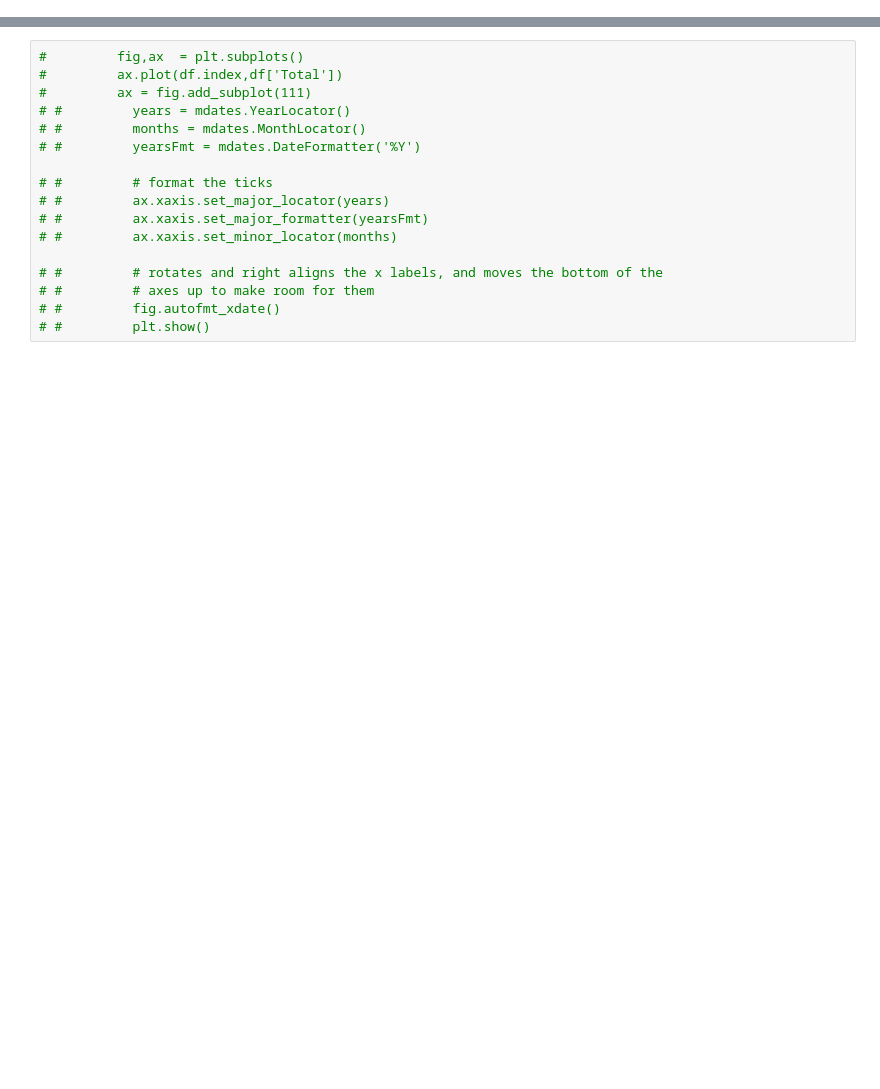
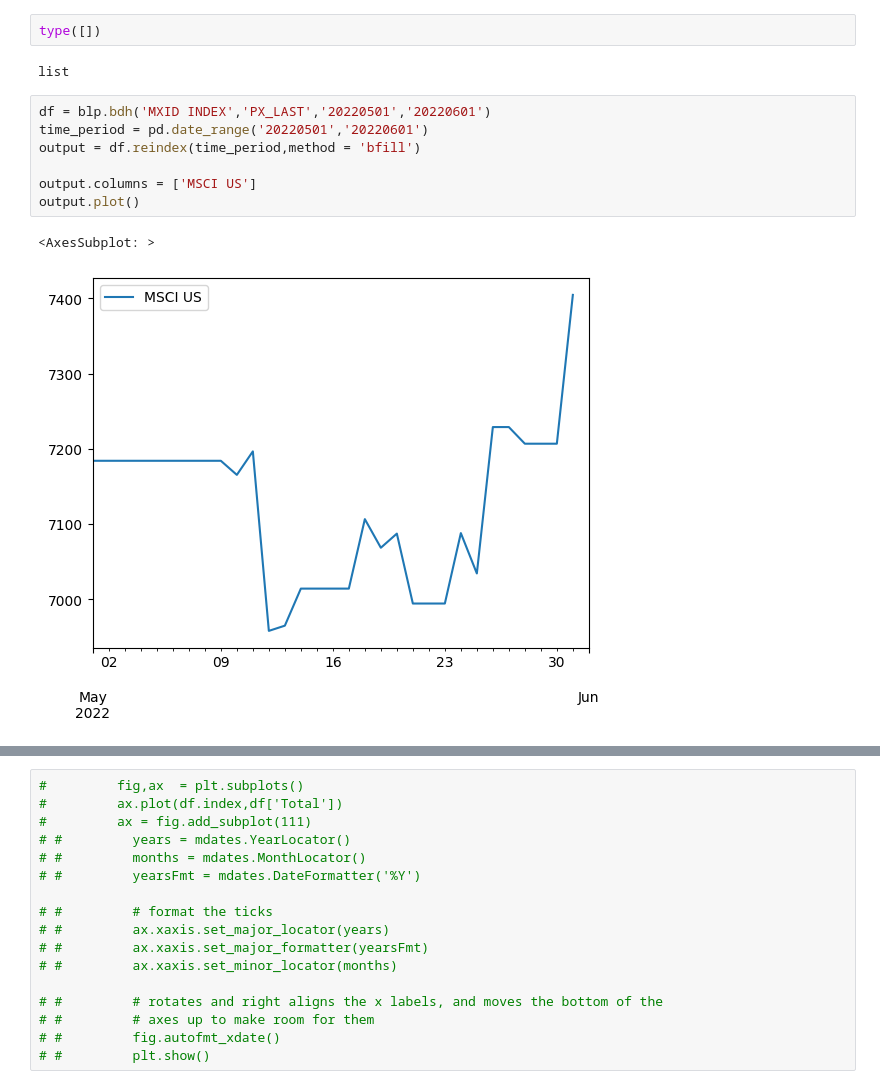
Before and after one commit to typokills/Coding_Projects, a Jupyter notebook: Financial Analysis Classes.ipynb, the cells around one changed output, grey strips where cells are left out. Saved outputs shown, nothing was run; the diff lists cells and outputs as text; blank space fills up the shorter version.

```diff
--- a/Financial Analysis Classes.ipynb
+++ b/Financial Analysis Classes.ipynb
@@ -9 +90,15 @@ import matplotlib.dates as mdates
+# %%
+type([])
+# %% [output]
+list
+# %%
+df = blp.bdh('MXID INDEX','PX_LAST','20220501','20220601')
+time_period = pd.date_range('20220501','20220601')
+output = df.reindex(time_period,method = 'bfill')
+
+output.columns = ['MSCI US']
+output.plot()
+# %% [output]
+<AxesSubplot: >
+[figure, added]
 # %%
```
Also changed, not shown: parts of 9 cells of this notebook, 2 other files.
